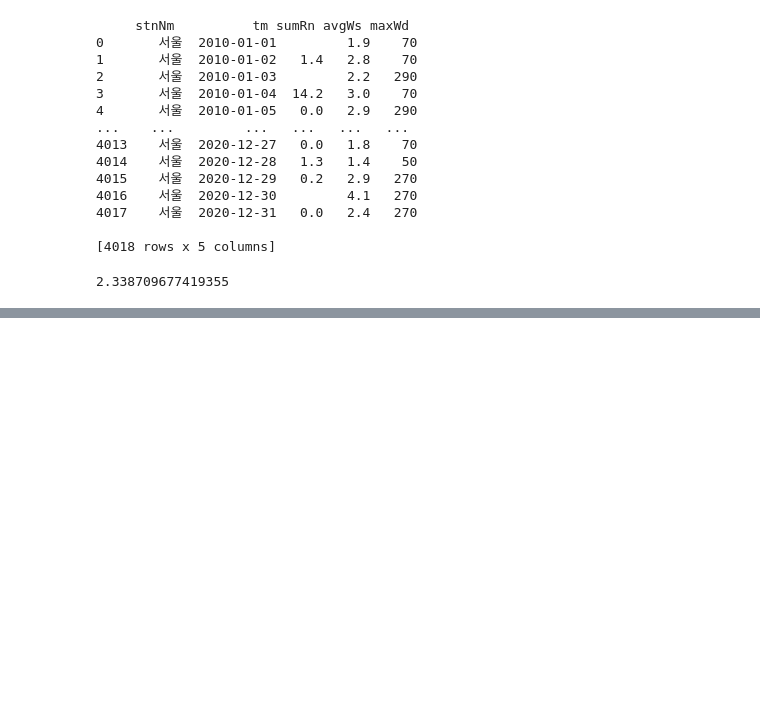
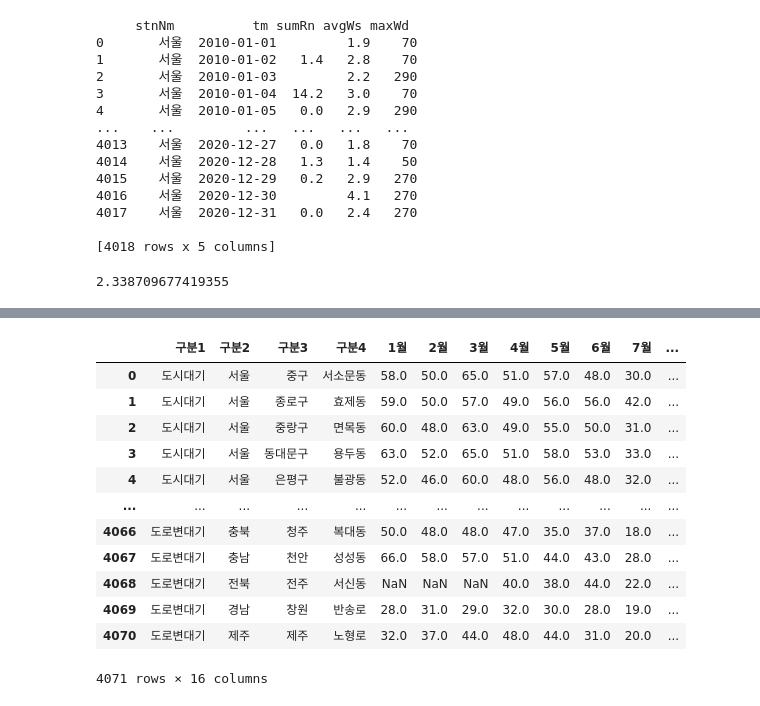
Before and after one commit to KimYeonWook511/PM10_Analysis, a Jupyter notebook: Code/PM10_Analysis.ipynb, the cells around one changed output, grey strips where cells are left out. Saved outputs shown, nothing was run; the diff lists cells and outputs as text; code cells hidden in the pictures; blank space fills up the shorter version.

```diff
--- a/Code/PM10_Analysis.ipynb
+++ b/Code/PM10_Analysis.ipynb
@@ -499 +516,22 @@ my_df
+# %%
+# concat을 이용한 지역별 월 데이터 연결
+all_df = pd.DataFrame() # concat한 데이터 프레임
+for year in df_dic.keys():
+  all_df = pd.concat([all_df, df_dic[year]], ignore_index = True) # axis = 0 (default)
+
+all_df
+# %% [output]
+|  | 구분1 | 구분2 | 구분3 | 구분4 | 1월 | 2월 | 3월 | 4월 | 5월 | 6월 | 7월 | ... |
+| 0 | 도시대기 | 서울 | 중구 | 서소문동 | 58.0 | 50.0 | 65.0 | 51.0 | 57.0 | 48.0 | 30.0 | ... |
+| 1 | 도시대기 | 서울 | 종로구 | 효제동 | 59.0 | 50.0 | 57.0 | 49.0 | 56.0 | 56.0 | 42.0 | ... |
+| 2 | 도시대기 | 서울 | 중랑구 | 면목동 | 60.0 | 48.0 | 63.0 | 49.0 | 55.0 | 50.0 | 31.0 | ... |
+| 3 | 도시대기 | 서울 | 동대문구 | 용두동 | 63.0 | 52.0 | 65.0 | 51.0 | 58.0 | 53.0 | 33.0 | ... |
+| 4 | 도시대기 | 서울 | 은평구 | 불광동 | 52.0 | 46.0 | 60.0 | 48.0 | 56.0 | 48.0 | 32.0 | ... |
+| ... | ... | ... | ... | ... | ... | ... | ... | ... | ... | ... | ... | ... |
+| 4066 | 도로변대기 | 충북 | 청주 | 복대동 | 50.0 | 48.0 | 48.0 | 47.0 | 35.0 | 37.0 | 18.0 | ... |
+| 4067 | 도로변대기 | 충남 | 천안 | 성성동 | 66.0 | 58.0 | 57.0 | 51.0 | 44.0 | 43.0 | 28.0 | ... |
+| 4068 | 도로변대기 | 전북 | 전주 | 서신동 | NaN | NaN | NaN | 40.0 | 38.0 | 44.0 | 22.0 | ... |
+| 4069 | 도로변대기 | 경남 | 창원 | 반송로 | 28.0 | 31.0 | 29.0 | 32.0 | 30.0 | 28.0 | 19.0 | ... |
+| 4070 | 도로변대기 | 제주 | 제주 | 노형로 | 32.0 | 37.0 | 44.0 | 48.0 | 44.0 | 31.0 | 20.0 | ... |
+4071 rows × 16 columns
 # %%
```
Also changed, not shown: parts of 16 cells of this notebook.
